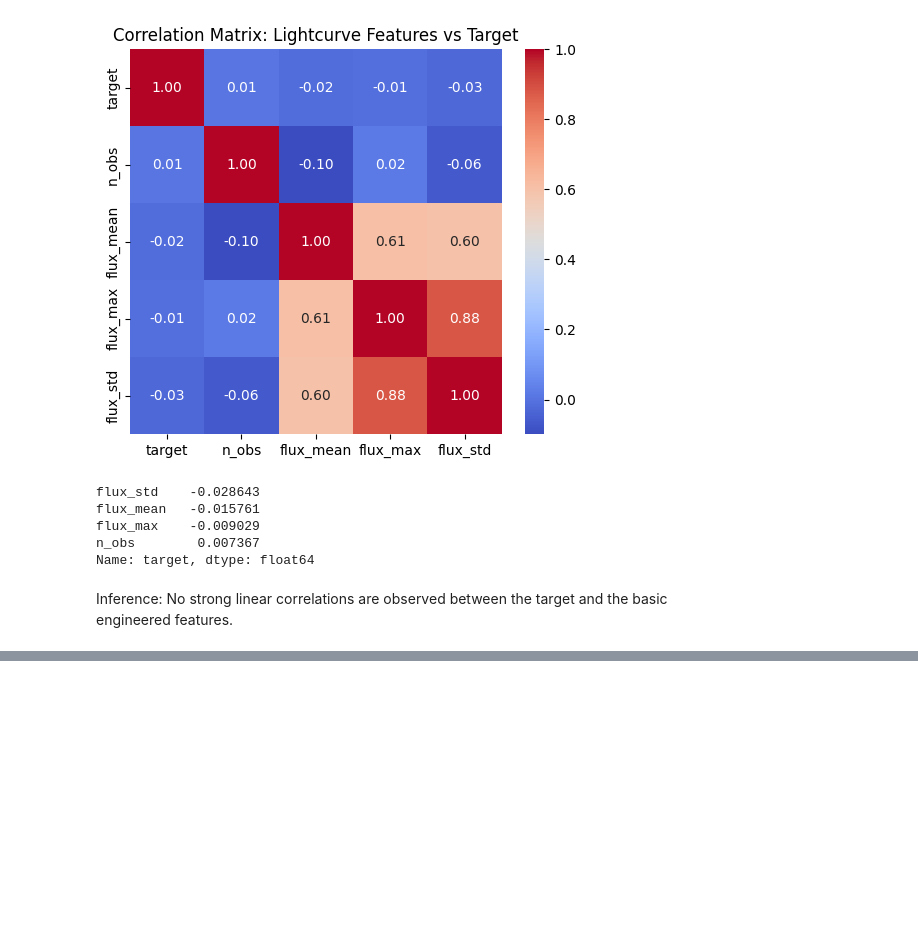
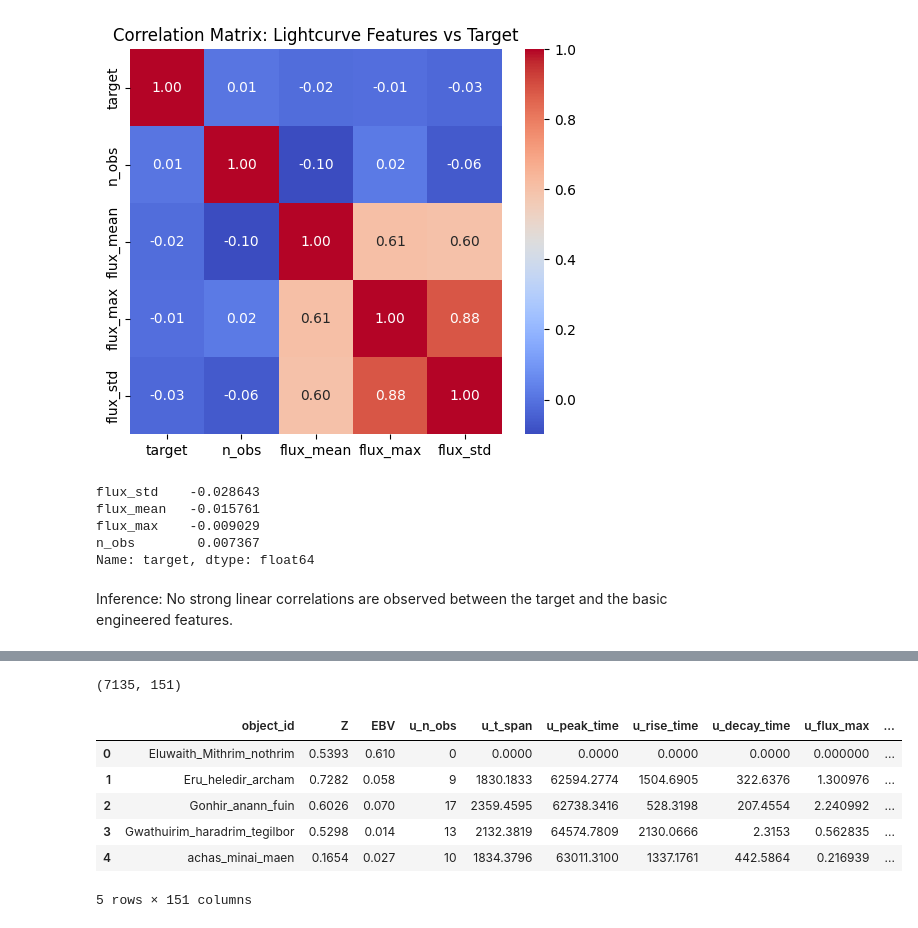
Before and after one commit to ayushsj99/MALLORN_Kaggle_Competition, a Jupyter notebook: MALLORN_Competition.ipynb, the cells around one changed output, grey strips where cells are left out. Saved outputs shown, nothing was run; the diff lists cells and outputs as text; code cells hidden in the pictures; blank space fills up the shorter version.

```diff
--- a/MALLORN_Competition.ipynb
+++ b/MALLORN_Competition.ipynb
@@ -859,0 +1794,18 @@ Inference: No strong linear correlations are observed between the target and the
+# %%
+test_df_ext = build_extended_master_df(
+    log_df=testLog,
+    lc_prefix="test_lc",
+    has_target=False
+)
+
+print(test_df_ext.shape)
+display(test_df_ext.head())
+# %% [output]
+(7135, 151)
+|  | object_id | Z | EBV | u_n_obs | u_t_span | u_peak_time | u_rise_time | u_decay_time | u_flux_max | ... |
+| 0 | Eluwaith_Mithrim_nothrim | 0.5393 | 0.610 | 0 | 0.0000 | 0.0000 | 0.0000 | 0.0000 | 0.000000 | ... |
+| 1 | Eru_heledir_archam | 0.7282 | 0.058 | 9 | 1830.1833 | 62594.2774 | 1504.6905 | 322.6376 | 1.300976 | ... |
+| 2 | Gonhir_anann_fuin | 0.6026 | 0.070 | 17 | 2359.4595 | 62738.3416 | 528.3198 | 207.4554 | 2.240992 | ... |
+| 3 | Gwathuirim_haradrim_tegilbor | 0.5298 | 0.014 | 13 | 2132.3819 | 64574.7809 | 2130.0666 | 2.3153 | 0.562835 | ... |
+| 4 | achas_minai_maen | 0.1654 | 0.027 | 10 | 1834.3796 | 63011.3100 | 1337.1761 | 442.5864 | 0.216939 | ... |
+5 rows × 151 columns
```
Also changed, not shown: parts of 54 cells of this notebook.
